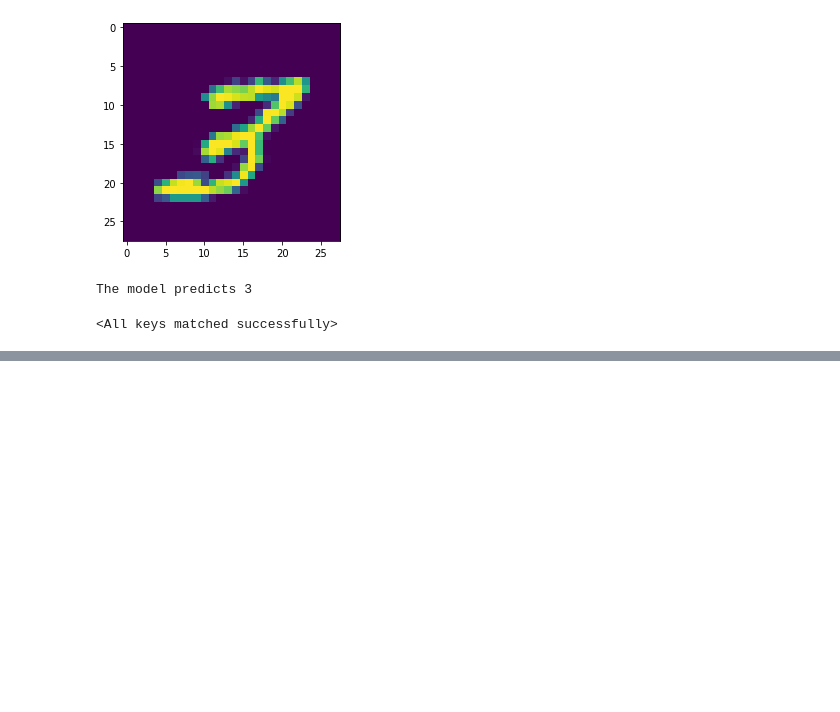
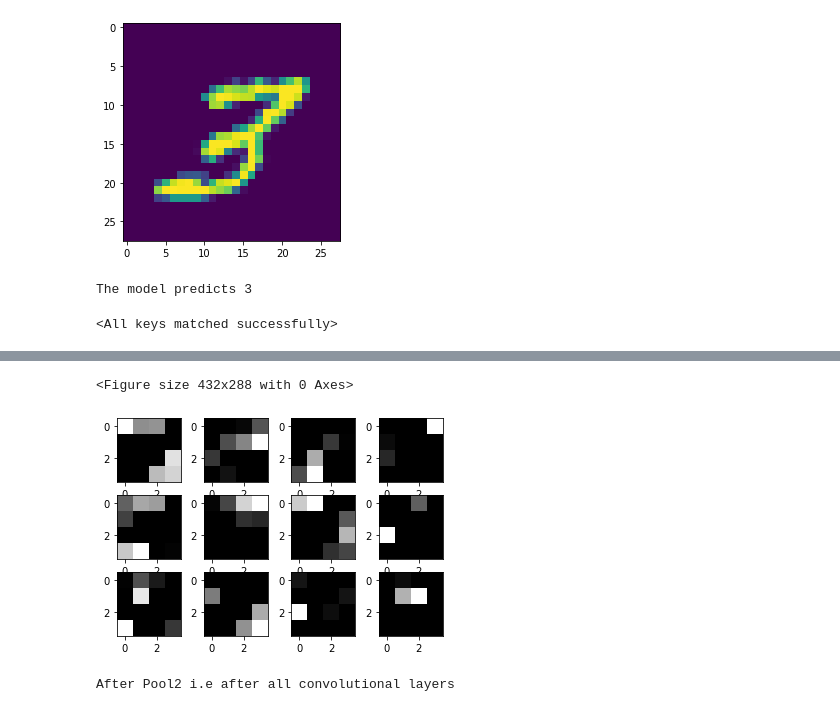
Before and after one commit to ABD-01/MNIST, a Jupyter notebook: CNN Model/MNIST_using_CNN_in_pytorch.ipynb, the cells around one changed output, grey strips where cells are left out. Cells and saved outputs as stored; diff of their text form; code cells hidden in the pictures; blank space fills up the shorter version.

```diff
--- a/CNN Model/MNIST_using_CNN_in_pytorch.ipynb
+++ b/CNN Model/MNIST_using_CNN_in_pytorch.ipynb
@@ -216,0 +273,14 @@ The model predicts 3
+# %%
+plt.figure()
+f, axarr = plt.subplots(3,4)
+k=0
+for i in range(3):
+    for j in range(4):
+        axarr[i][j].imshow(t.squeeze()[k], cmap='gray')
+        k += 1
+plt.show()
+print('After Pool2 i.e after all convolutional layers')
+# %% [output]
+<Figure size 432x288 with 0 Axes>
+[figure, added]
+After Pool2 i.e after all convolutional layers
```
Also changed, not shown: parts of 8 cells of this notebook.
